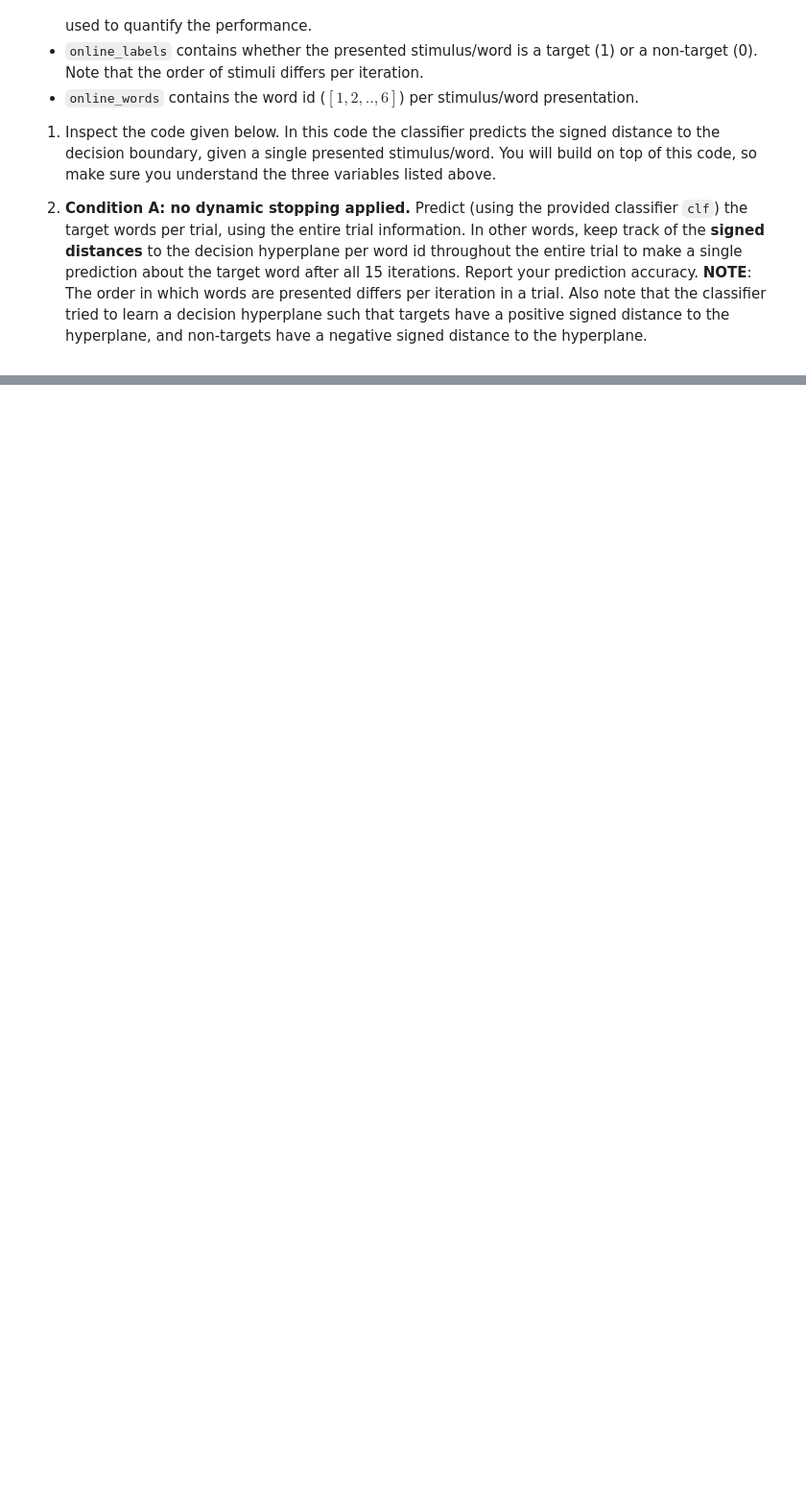
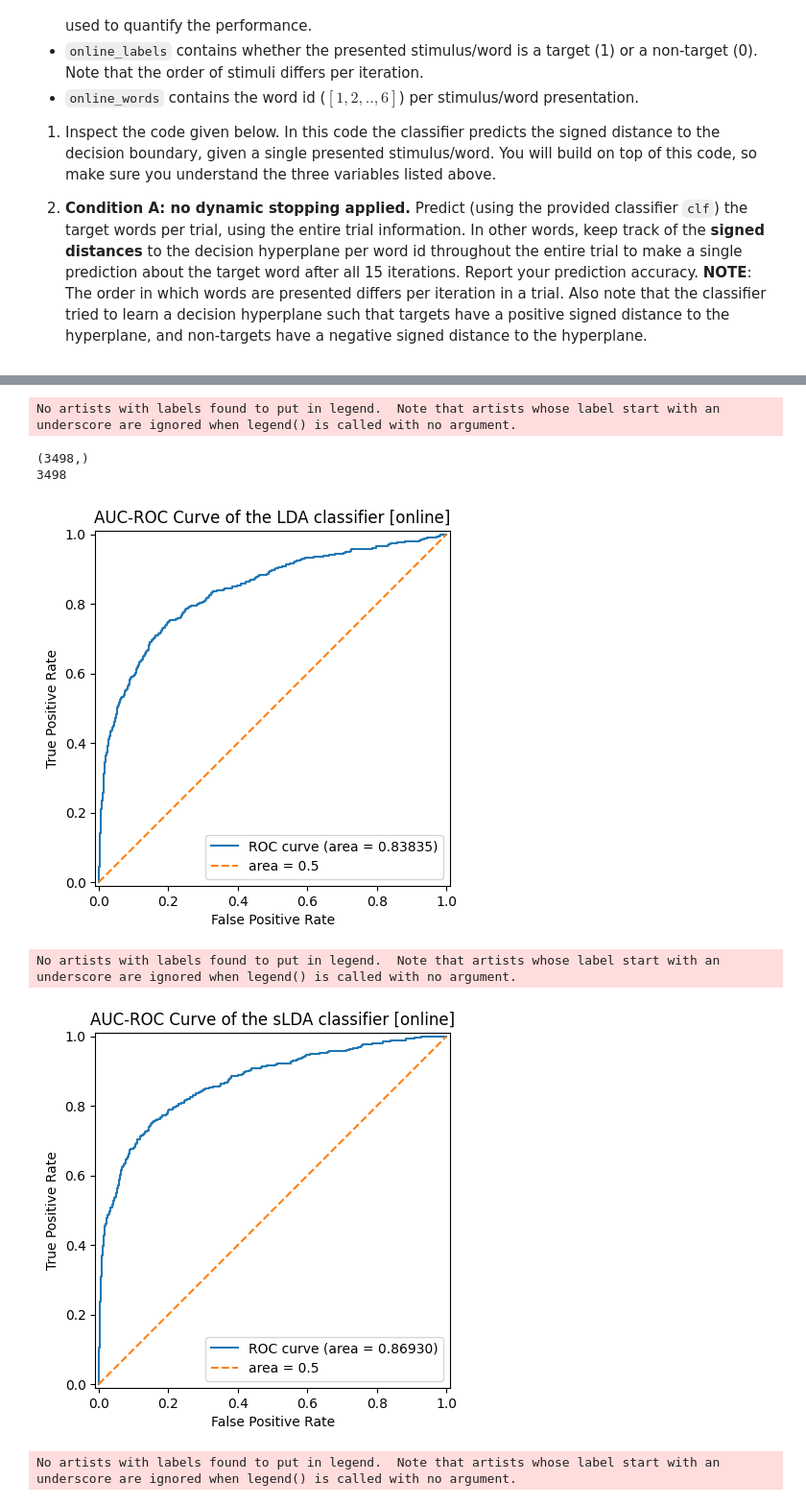
Before and after one commit to sozraheem/thesis_2025, a Jupyter notebook: ERP_analysis_code/patient_pipeline/p1_notebook.ipynb, the cells around one changed output, grey strips where cells are left out. Shown at 96% size. Drawn from its saved outputs; the diff is of its cells as text; code cells hidden in the pictures; blank space fills up the shorter version.

Commit message:
Add initial working code of online simulation (note that runtime is pretty long already...)

```diff
--- a/ERP_analysis_code/patient_pipeline/p1_notebook.ipynb
+++ b/ERP_analysis_code/patient_pipeline/p1_notebook.ipynb
@@ -766,14 +770,15 @@ Mean AUC score of BT-LDA:        0.8797369356062249
 1. **Condition A: no dynamic stopping applied.** Predict (using the provided classifier `clf`) the target words per trial, using the entire trial information. In other words, keep track of the **signed distances** to the decision hyperplane per word id throughout the entire trial to make a single prediction about the target word after all 15 iterations. Report your prediction accuracy.
 **NOTE**: The order in which words are presented differs per iteration in a trial. Also note that the classifier tried to learn a decision hyperplane such that targets have a positive signed distance to the hyperplane, and non-targets have a negative signed distance to the hyperplane.
 # %%
-
+# runtime 4 mins
+# 2nd runtime after del sessions_s3, iterations_s3, epochs_s3: 2.5 mins
 # copied from A7 notebook, with changes implemeted
 
 clf_ival_boundaries = np.array([0.1, 0.2, 0.3, 0.4, 0.5])
 #clf_ival_boundaries = np.array([0.05, 0.1, 0.15, 0.2, 0.25, 0.3, 0.35, 0.4, 0.45, 0.5])
 
 raw_calibration_trials = trials[0:12] # change start & stop trial
-online_trials = trials[12:]
+online_trials = trials[100:]
 
 ### Training the classifier ---------------------------------------------------------
 
@@ -868,39 +873,30 @@ print(online_words.shape) # e.g. (1374, 6)
 #signed_distances_slda = np.zeros(online_words.shape)
 #signed_distances_btlda = np.zeros(online_words.shape)
 
-signed_distances_lda = [[[0,0,0,0,0,0] for _ in iteration] for iteration in online_trials]
-signed_distances_slda = [[[0,0,0,0,0,0] for _ in iteration] for iteration in online_trials]
-signed_distances_btlda = [[[0,0,0,0,0,0] for _ in iteration] for iteration in online_trials]
+signed_distances_lda = list()
+signed_distances_slda = list()
+#signed_distances_btlda = [[[0,0,0,0,0,0] for _ in iteration] for iteration in online_trials]
+signed_distances_btlda = list()
 
 # Experimental: try to combine dimensions trials*iterations and access value [t][i] through [t+i]
 
 # online_trials has shape (trials, iterations, words/epochs, channels, time_points)
 print(clf_ival_boundaries)
 
-p = 0
 for t, trial in enumerate(online_trials):
     print("trial {}/{}".format(t, len(online_trials)))
     for i, iteration in enumerate(trial):
         for s, stimulus in enumerate(iteration):
             # changed to channel prime for bt-lda
-            signed_distances_lda[t][i][s] = ldaclf.decision_function(get_jumping_means(iteration[s],clf_ival_boundaries).transpose(0,2,1).flatten().reshape(1,-1))[0] # Compute signed distance of stimulus to decision boundary
 
-            signed_distances_slda[t][i][s] = slda.decision_function(get_jumping_means(iteration[s],clf_ival_boundaries).transpose(0,2,1).flatten().reshape(1,-1))[0]
+            signed_distances_lda.append((ldaclf.decision_function(get_jumping_means(iteration[s],clf_ival_boundaries).transpose(0,2,1).flatten().reshape(1,-1)))[0]) # Compute signed distance of stimulus to decision boundary
 
+            #signed_distances_slda[t][i][s] = slda.decision_function(get_jumping_means(iteration[s],clf_ival_boundaries).transpose(0,2,1).flatten().reshape(1,-1))[0]
+            signed_distances_slda.append((slda.decision_function(get_jumping_means(iteration[s],clf_ival_boundaries).transpose(0,2,1).flatten().reshape(1,-1)))[0]) # Compute signed distance of stimulus to decision boundary
             # Important note during debugging
             # btlda.decision_function returns an nd array of shape (). To access its value, you have to call .item() additionally, instead of taking the first element via [0] (as done for lda and slda)
-            signed_distances_btlda[t][i][s] = btlda.decision_function(get_jumping_means(iteration[s],clf_ival_boundaries).transpose(0,2,1).flatten().reshape(1,-1)).item()
-
-flattened_signed_distances_lda = list()
-
-for trial in online_trials:
-    for iteration in trial:
-        for stimulus in iteration:
-            print(stimulus.shape)
-            flattened_signed_distances_lda.append(stimulus)
-
-flattened_signed_distances_lda = np.array(flattened_signed_distances_lda)
-print(flattened_signed_distances_lda.shape)
+            signed_distances_btlda.append(btlda.decision_function(get_jumping_means(iteration[s],clf_ival_boundaries).transpose(0,2,1).flatten().reshape(1,-1)).item()) # Compute signed distance of stimulus to decision boundary
+            #signed_distances_btlda[t][i][s] = btlda.decision_function(get_jumping_means(iteration[s],clf_ival_boundaries).transpose(0,2,1).flatten().reshape(1,-1)).item()
 
     # for trial in calibration_trials_reshaped:
     #     for iteration in trial:
@@ -910,7 +906,10 @@ print(flattened_signed_distances_lda.shape)
 
     # calibration_stimuli = np.array(calibration_stimuli) # shape (samples,features),  e.g. (1038, 124)
 
-fpr, tpr, thresholds = metrics.roc_curve(online_labels.flatten(),signed_distances_lda.flatten())
+print(online_labels.shape)
+print(len(signed_distances_lda))
+
+fpr, tpr, thresholds = metrics.roc_curve(online_labels,signed_distances_lda)
 auc_fig = metrics.RocCurveDisplay(fpr=fpr, tpr = tpr)
 auc_fig.plot()
 plt.plot([0, 1],[0,1], '--')
@@ -919,7 +918,7 @@ plt.title("AUC-ROC Curve of the LDA classifier [online]")
 plt.show()
 
 
-fpr, tpr, thresholds = metrics.roc_curve(online_labels.flatten(),signed_distances_slda.flatten())
+fpr, tpr, thresholds = metrics.roc_curve(online_labels,signed_distances_slda)
 auc_fig = metrics.RocCurveDisplay(fpr=fpr, tpr = tpr)
 auc_fig.plot()
 plt.plot([0, 1],[0,1], '--')
@@ -928,7 +927,7 @@ plt.title("AUC-ROC Curve of the sLDA classifier [online]")
 plt.show()
 
 
-fpr, tpr, thresholds = metrics.roc_curve(online_labels.flatten(),signed_distances_btlda.flatten())
+fpr, tpr, thresholds = metrics.roc_curve(online_labels,signed_distances_btlda)
 auc_fig = metrics.RocCurveDisplay(fpr=fpr, tpr = tpr)
 auc_fig.plot()
 plt.plot([0, 1],[0,1], '--')
@@ -939,0 +955,7 @@ NameError: name 'np' is not defined
+No artists with labels found to put in legend.  Note that artists whose label start with an underscore are ignored when legend() is called with no argument.
+(3498,)
+3498
+[figure, added]
+No artists with labels found to put in legend.  Note that artists whose label start with an underscore are ignored when legend() is called with no argument.
+[figure, added]
+No artists with labels found to put in legend.  Note that artists whose label start with an underscore are ignored when legend() is called with no argument.
```
Also changed, not shown: parts of 3 cells of this notebook.
